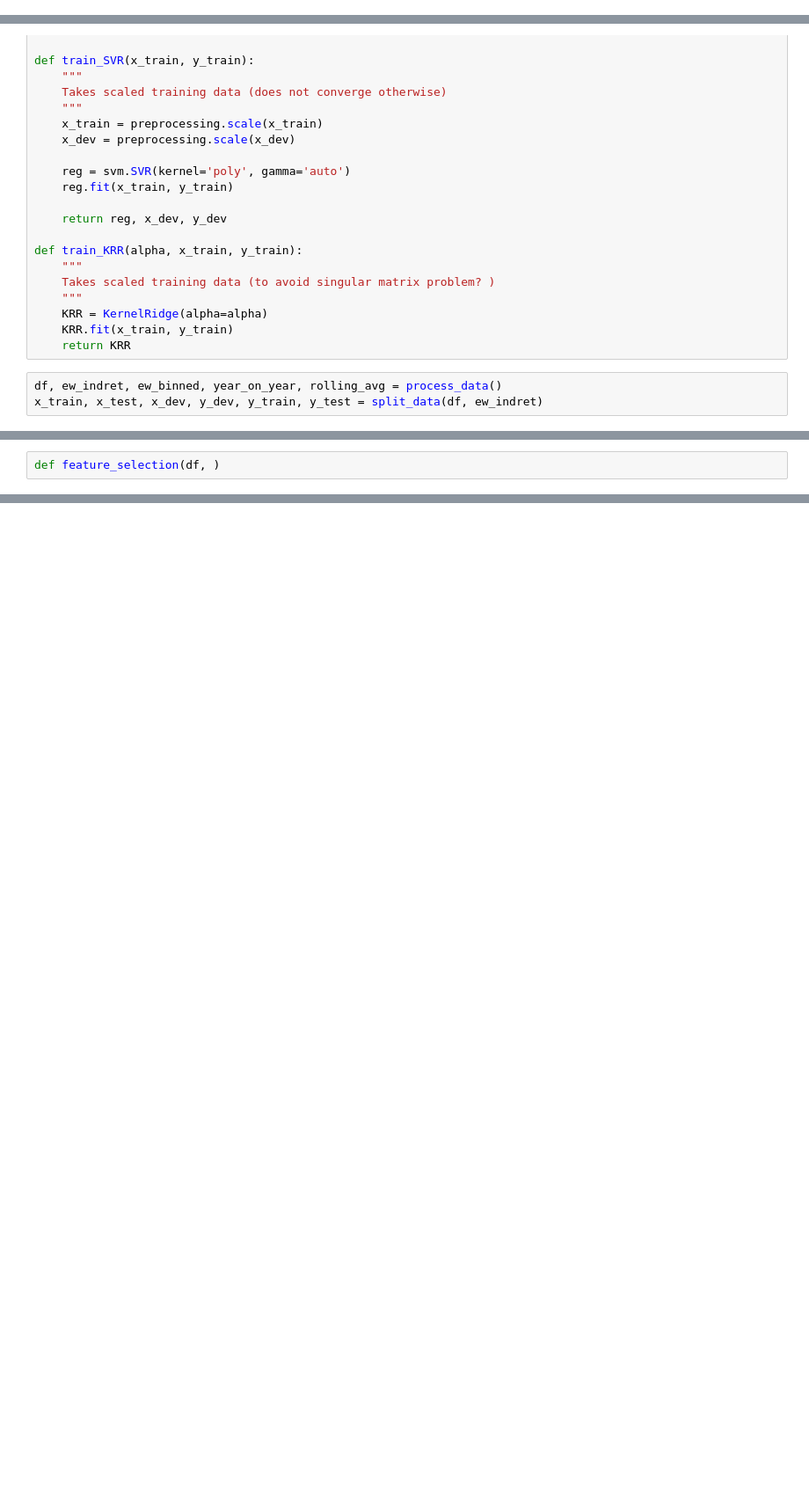
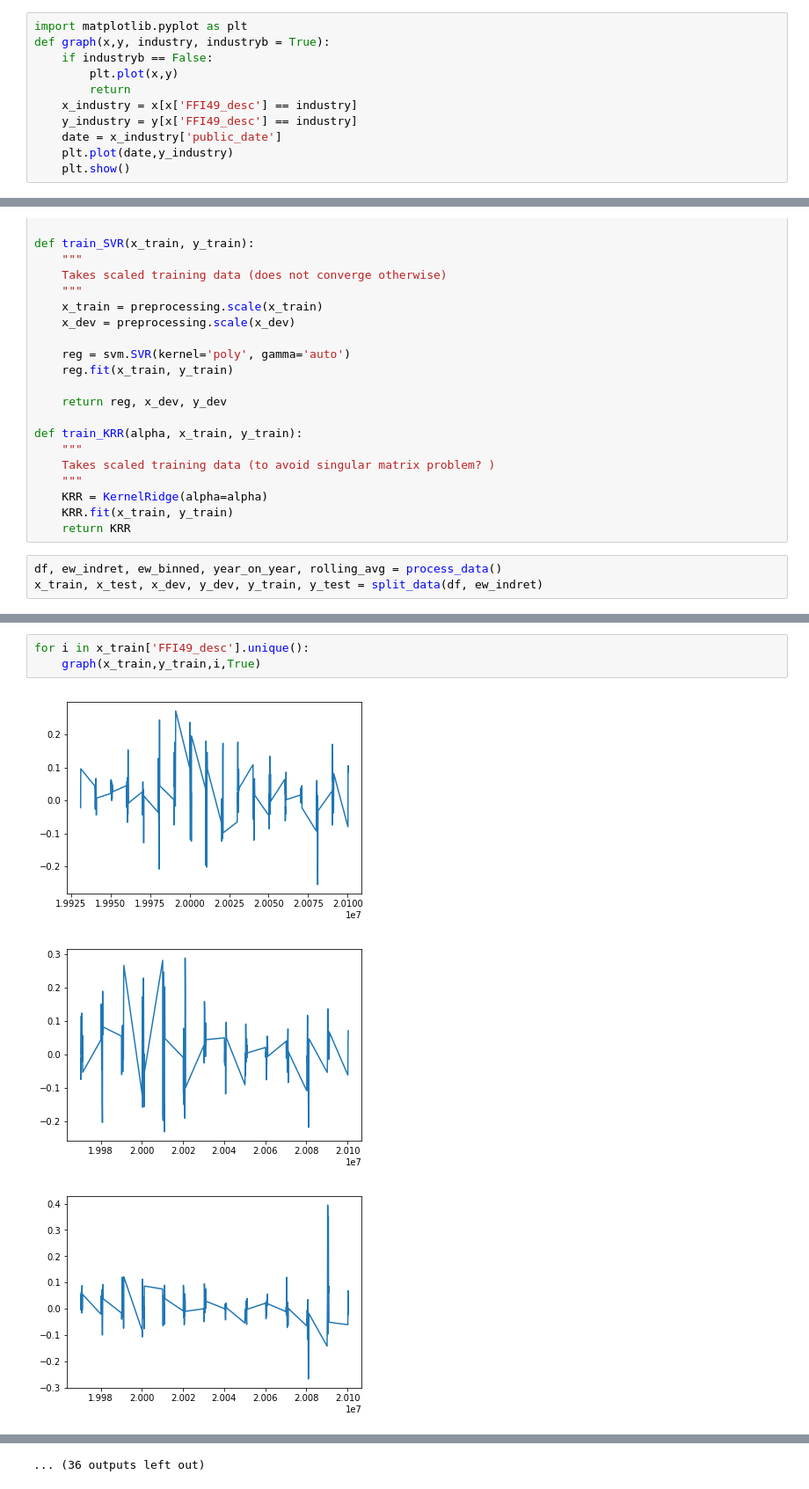
Before and after one commit to evazhang612/229proj, a Jupyter notebook: Regression.ipynb, the cells around one changed output, grey strips where cells are left out. Shown at 88% size. Cells and saved outputs as stored; diff of their text form; blank space fills up the shorter version.

Commit message:
graphs

```diff
--- a/Regression.ipynb
+++ b/Regression.ipynb
@@ -133,3 +134,14 @@ def dev(model, x_train, y_train, x_dev, y_dev):
+# %%
+import matplotlib.pyplot as plt
+def graph(x,y, industry, industryb = True):
+    if industryb == False:
+        plt.plot(x,y)
+        return
+    x_industry = x[x['FFI49_desc'] == industry]
+    y_industry = y[x['FFI49_desc'] == industry]
+    date = x_industry['public_date']
+    plt.plot(date,y_industry)
+    plt.show()
 # %%
 # Ordinary Least Squares: MSE 0.0064
 # ElasticNet: MSE 0.0047
@@ -196,3 +208,8 @@ dev(elastic_net,  x_train, y_train, x_dev, y_dev)
 R2: -0.0001463348842889456      MSE: 0.004533971694704775
-# %%
-def feature_selection(df, )
+# %%
+for i in x_train['FFI49_desc'].unique():
+    graph(x_train,y_train,i,True)
+# %% [output]
+[figure, added]
+[figure, added]
+[figure, added]
@@ -198,0 +225 @@ def feature_selection(df, )
+... (36 outputs left out)
```
Also changed, not shown: parts of 6 cells of this notebook.
